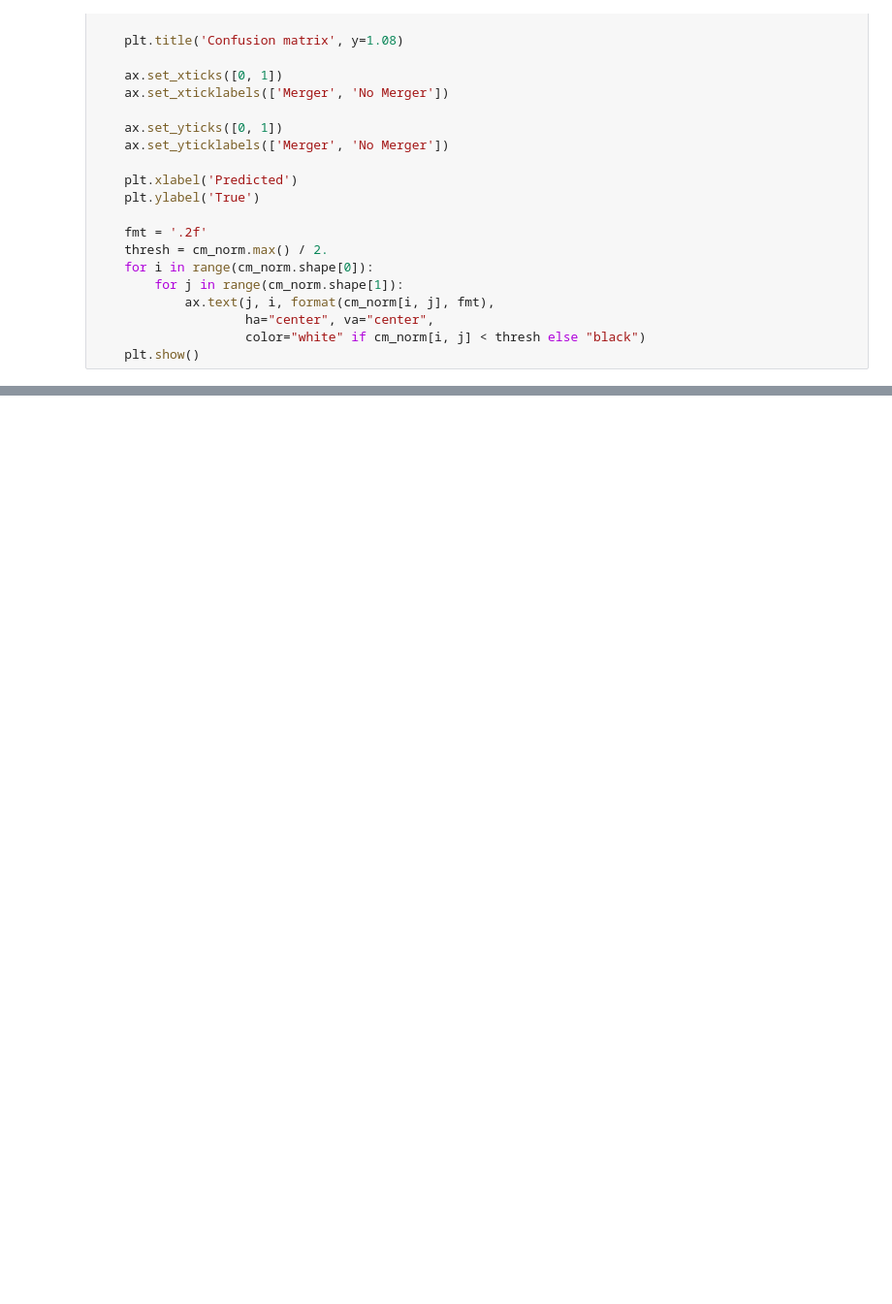
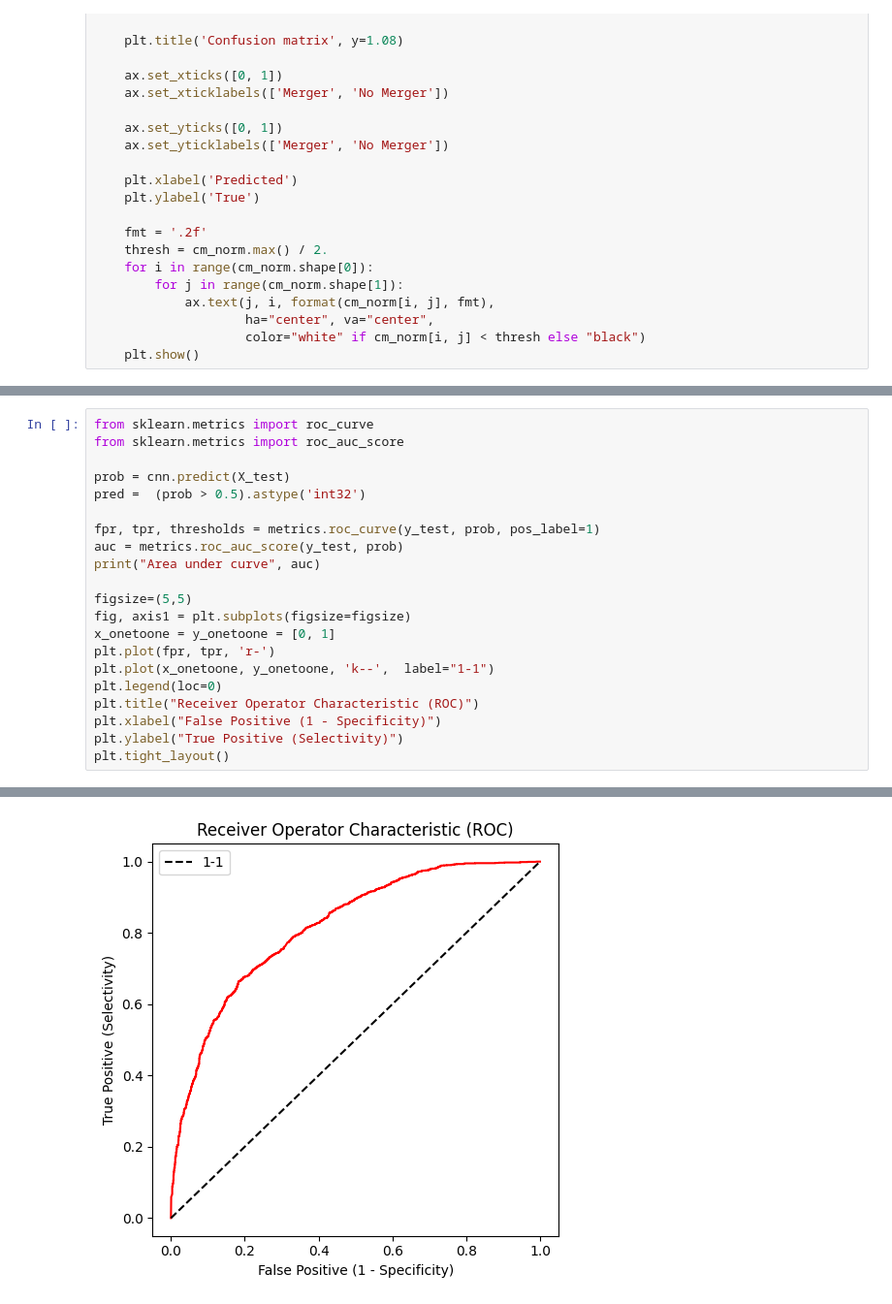
Before and after one commit to josvalen/practicetemp, a Jupyter notebook: hellotutorial.ipynb, the cells around one changed output, grey strips where cells are left out. Shown at 97% size. Cells and saved outputs as stored; diff of their text form; blank space fills up the shorter version.

```diff
--- a/hellotutorial.ipynb
+++ b/hellotutorial.ipynb
@@ -226,0 +248,22 @@ plot_confusion_matrix(cnn, X_test, y_test)
+# %%
+from sklearn.metrics import roc_curve
+from sklearn.metrics import roc_auc_score
+
+prob = cnn.predict(X_test)
+pred =  (prob > 0.5).astype('int32')
+
+fpr, tpr, thresholds = metrics.roc_curve(y_test, prob, pos_label=1)
+auc = metrics.roc_auc_score(y_test, prob)
+print("Area under curve", auc)
+
+figsize=(5,5)
+fig, axis1 = plt.subplots(figsize=figsize)
+x_onetoone = y_onetoone = [0, 1]
+plt.plot(fpr, tpr, 'r-')
+plt.plot(x_onetoone, y_onetoone, 'k--',  label="1-1")
+plt.legend(loc=0)
+plt.title("Receiver Operator Characteristic (ROC)")
+plt.xlabel("False Positive (1 - Specificity)")
+plt.ylabel("True Positive (Selectivity)")
+plt.tight_layout()
+# %% [output]
@@ -226,0 +272 @@ plot_confusion_matrix(cnn, X_test, y_test)
+[figure, added]
```
Also changed, not shown: parts of 9 cells of this notebook.
